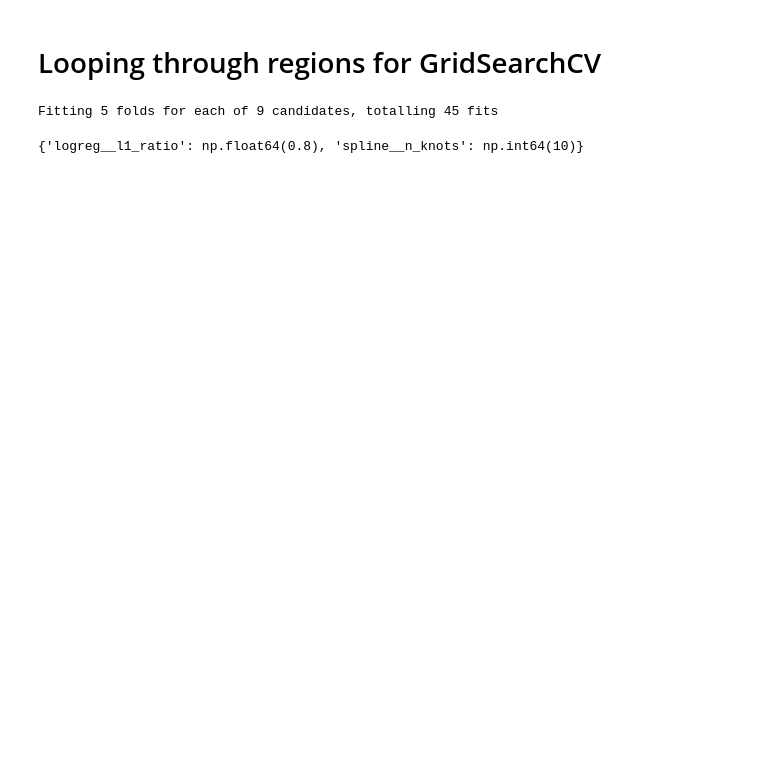
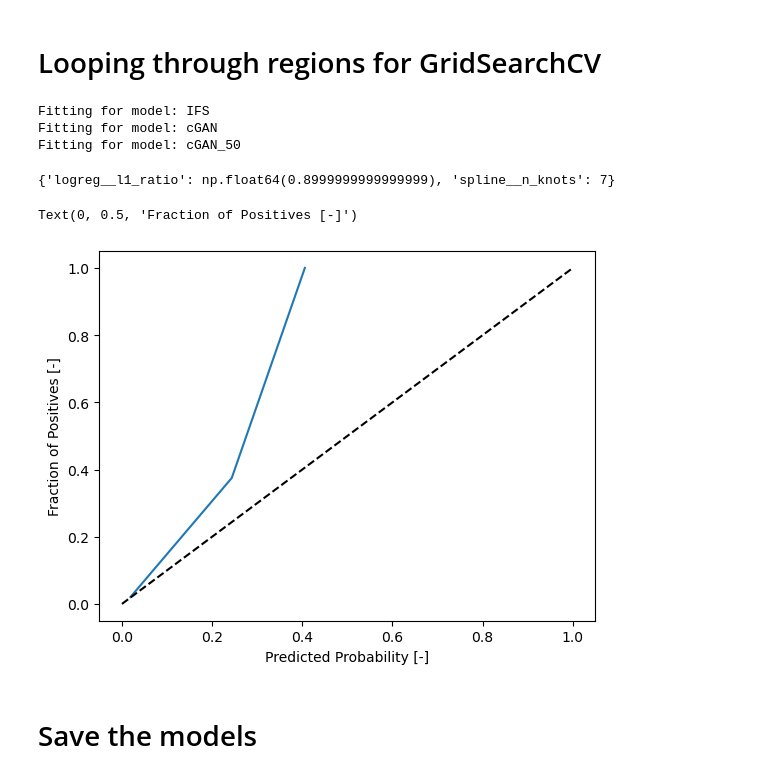
Before and after one commit to snath-xoc/Tutorial_SEWAA_27112024, a Jupyter notebook: Fitting_logistig_regression.ipynb, the cells around one changed output. Saved outputs shown, nothing was run; the diff lists cells and outputs as text; code cells hidden in the pictures; blank space fills up the shorter version.

```diff
--- a/Fitting_logistig_regression.ipynb
+++ b/Fitting_logistig_regression.ipynb
@@ -221,7 +221,7 @@ Text(0, 0.5, 'Fraction of Positives [-]')
 # %% [markdown]
 # Looping through regions for GridSearchCV
 # %%
-model = 'IFS'
+from tqdm import tqdm
 thresholds = [5,20,40]
 gridsearch_results = {}
 
@@ -229,49 +229,85 @@ model_pipeline = Pipeline(steps=[('spline', SplineTransformer(n_knots=5, degree=
                                 ('polyfeat', PolynomialFeatures(1, interaction_only=True)),
                                 ('logreg', LogisticRegression(penalty='elasticnet',
                             l1_ratio=0.6,solver='saga',max_iter=100_000))])
-cv = 3
-param_grid = {'spline__n_knots':np.arange(5,16,5),'logreg__l1_ratio':np.arange(0.2,1,0.3)}
-gridsearch = GridSearchCV(model_pipeline, param_grid, cv=5, n_jobs=4, scoring='neg_log_loss',verbose=True)
+cross_validation = 8
+param_grid = {'spline__n_knots':[5,7,9,10],'logreg__l1_ratio':np.arange(0.6,1,0.1)}
+gridsearch = GridSearchCV(model_pipeline, param_grid, cv=cross_validation, n_jobs=4, scoring='neg_log_loss',verbose=False)
 
-for region in ['KABETE']:#,'EASTLEIGH','J.K.I.A.','WILSON','DAGORETTI'
+for model in ['IFS','cGAN','cGAN_50']:
+    gridsearch_results[model] = {}
+    print('Fitting for model:', model)
+    for region in ['KABETE']:#,'EASTLEIGH','J.K.I.A.','WILSON','DAGORETTI'
 
-    idx_region =  bounding_box(region,meta[region].values,min_x=box_left,max_x=box_right,min_y=box_down,max_y=box_up)
+        idx_region =  bounding_box(region,meta[region].values,min_x=box_left,max_x=box_right,min_y=box_down,max_y=box_up)
 
-    train_data_y_region = train_data_y[region].values
-    train_data_x_region = train_data_x[model].isel({'latlon':idx_region}).Nairobi.values
+        train_data_y_region = train_data_y[region].values
+        train_data_x_region = train_data_x[model].isel({'latlon':idx_region}).Nairobi.values
 
-    if train_data_x_region.shape[1]==1000:
-        train_data_x_region = np.percentile(train_data_x_region,np.linspace(1,100,100),axis=1,method='weibull').T
+        if train_data_x_region.shape[1]==1000:
+            train_data_x_region = np.percentile(train_data_x_region,np.linspace(1,100,50),axis=1,method='weibull').T
 
-    gridsearch_results[region] = gridsearch.fit(train_data_x_region, np.searchsorted(thresholds,train_data_y_region))
+        gridsearch_results[model][region] = gridsearch.fit(train_data_x_region, np.searchsorted(thresholds,train_data_y_region))
 # %% [output]
-Fitting 5 folds for each of 9 candidates, totalling 45 fits
+Fitting for model: IFS
+Fitting for model: cGAN
+Fitting for model: cGAN_50
 # %%
-gridsearch_results[region].best_params_
+model = "cGAN_50"
+region = "KABETE"
+
+gridsearch_results[model][region].best_params_
 # %% [output]
-{'logreg__l1_ratio': np.float64(0.8), 'spline__n_knots': np.int64(10)}
+{'logreg__l1_ratio': np.float64(0.8999999999999999), 'spline__n_knots': 7}
 # %%
 model = 'cGAN'
 region = 'KABETE'
+thresholds = [5,20,40]
+
+idx_region =  bounding_box(region,meta[region].values,min_x=box_left,max_x=box_right,min_y=box_down,max_y=box_up)
+
+train_data_y_region = train_data_y[region].values
+train_data_x_region = train_data_x[model].isel({'latlon':idx_region}).Nairobi.values
+
+if train_data_x_region.shape[1]==1000:
+    train_data_x_region = np.percentile(train_data_x_region,np.linspace(1,100,50),axis=1,method='weibull').T
 
 
-idx_region =  bounding_box(region,meta[region].values,min_x=box_left,max_x=box_right,min_y=box_down,max_y=box_up)
+logreg = Pipeline(steps=[('spline', SplineTransformer(n_knots=gridsearch_results[model][region].best_params_['spline__n_knots'],
+                                                      degree=1, knots='uniform',extrapolation='linear')),
+                                ('polyfeat', PolynomialFeatures(1, interaction_only=True)),
+                                ('logreg', LogisticRegression(penalty='elasticnet',
+                            l1_ratio=gridsearch_results[model][region].best_params_['logreg__l1_ratio'],solver='saga',max_iter=100_000))])
+
+logreg.fit(train_data_x_region, np.searchsorted(thresholds,train_data_y_region))
 
 val_data_y_region = val_data_y[region].values
 val_data_x_region = val_data_x[model].isel({'latlon':idx_region}).Nairobi.values
 
-if train_data_x_region.shape[1]==1000:
-    train_data_x_region = np.percentile(train_data_x_region,np.linspace(1,100,100),axis=1,method='weibull').T
+if val_data_x_region.shape[1]==1000:
+    val_data_x_region = np.percentile(val_data_x_region,np.linspace(1,100,50),axis=1,method='weibull').T
 
 
 
 ## Define the bin for which we plot the calibraiton curve (i.e., 0, 1, 2, 3 for <5, 5-20, 20-50 and >50 respectively)
-bin_to_plot = 3
+bin_to_plot = 2
 
 ## We get the true probabilities of occurrence for this bin as is in our y-vales
 ## we use np.where for this, see documentation here: https://numpy.org/doc/stable/reference/generated/numpy.where.html
 actual_probabilities = np.where(np.searchsorted([5,20,40],val_data_y_region)==bin_to_plot,1,0)
 
 ## Now we get the predicted probabilities from the fitted models using the function predict_proba and
 ## The output of predict proba is of the shape (n_samples, n_bins) and we select our bin (i.e., [:,bin_to_plot] of interest
-pred_probabilities = logreg.predict_proba(transformed_x_region)[:,bin_to_plot]#polyfeatures.transform(spline.transform(train_data_x_region))
+pred_probabilities = logreg.predict_proba(val_data_x_region)[:,bin_to_plot]#polyfeatures.transform(spline.transform(train_data_x_region))
+
+fraction_of_positives, predicted_prob = calibration_curve(actual_probabilities, pred_probabilities, n_bins=5)
+
+plt.plot(predicted_prob, fraction_of_positives)
+plt.plot([0,1],[0,1], color="black", linestyle="dashed")
+
+plt.xlabel("Predicted Probability [-]")
+plt.ylabel("Fraction of Positives [-]")
+# %% [output]
+Text(0, 0.5, 'Fraction of Positives [-]')
+[figure, added]
+# %% [markdown]
+# Save the models
```
Also changed, not shown: parts of 4 cells of this notebook, 5 other files.
